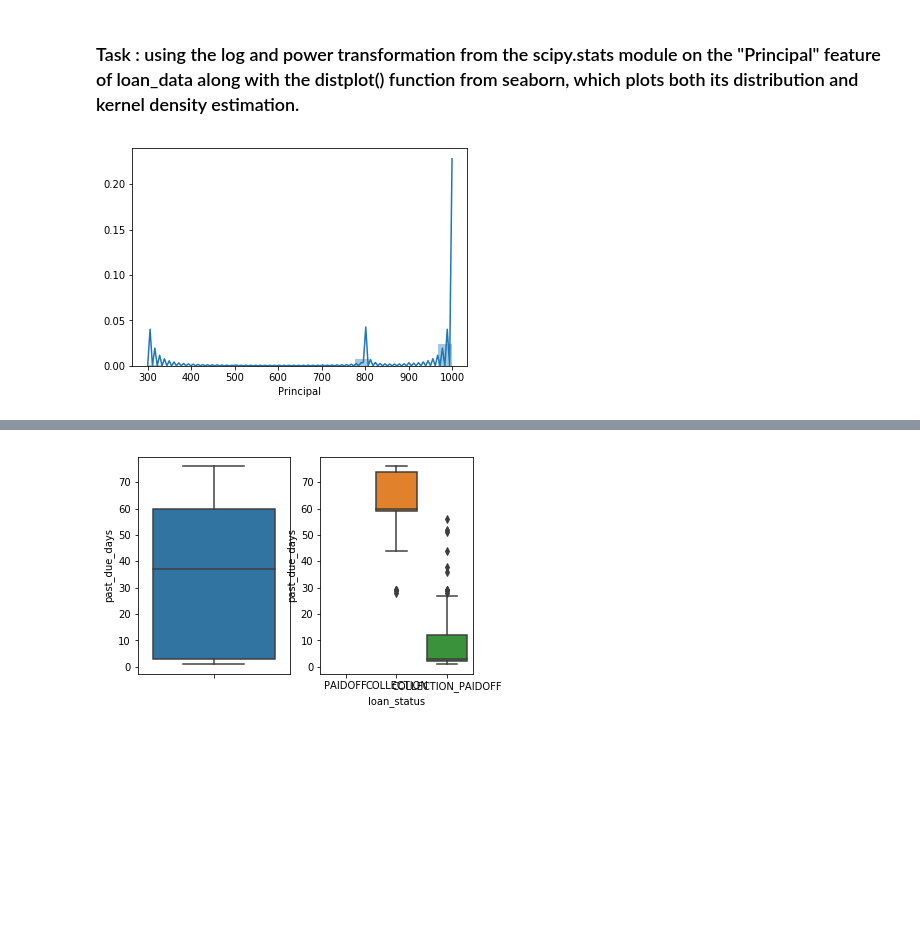
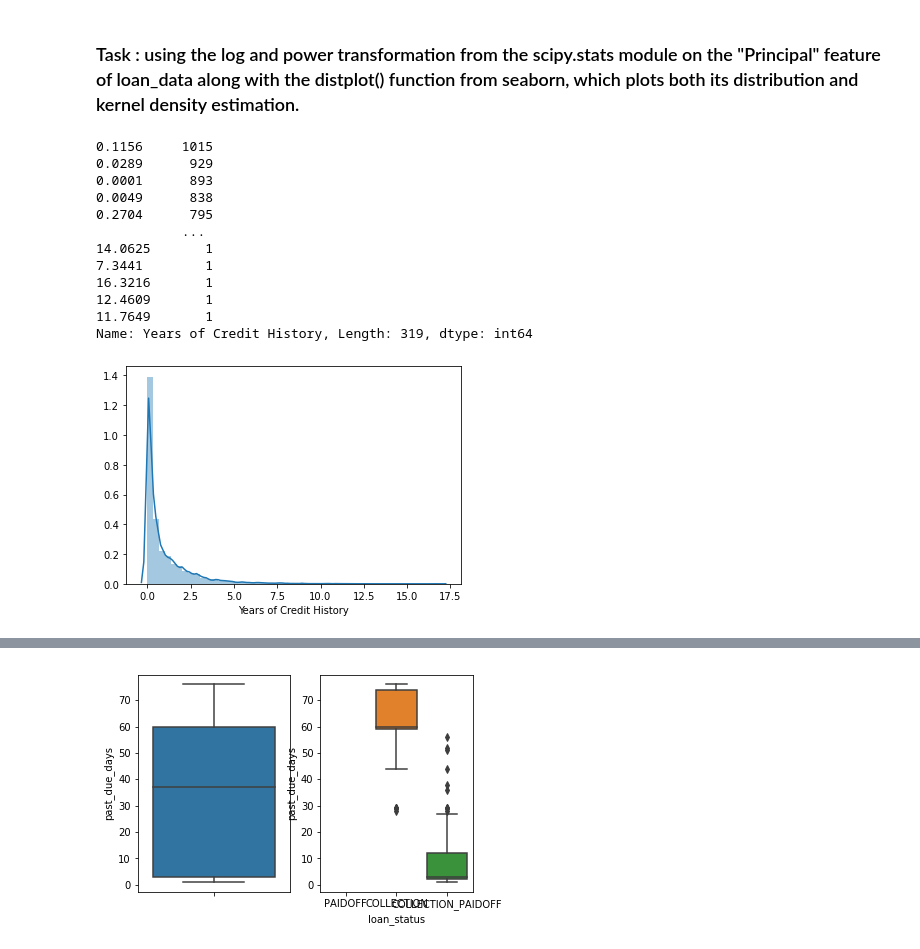
Before and after one commit to naikshubham/Machine-Learning-Interview-Questions-in-Python, a Jupyter notebook: Train Vs Test distribution & transformation.ipynb, the cells around one changed output, grey strips where cells are left out. Cells and saved outputs as stored; diff of their text form; code cells hidden in the pictures; blank space fills up the shorter version.

```diff
--- a/Train Vs Test distribution & transformation.ipynb
+++ b/Train Vs Test distribution & transformation.ipynb
@@ -7,6 +7,7 @@ import matplotlib.pyplot as plt
 from sklearn.model_selection import train_test_split
 from sklearn.preprocessing import StandardScaler
 # %%
-loan_data = pd.read_csv('data/Loan payments data.csv', na_values='n/a')
+loan_data = pd.read_csv('data/LoanTrainingSetScaledAndOHE.csv', na_values='n/a')
+loan_data_2 = pd.read_csv('data/Loan payments data.csv', na_values='n/a')
 loan_data.head()
 # %% [output]
@@ -51,11 +61,23 @@ plt.show()
 ### Task : using the log and power transformation from the scipy.stats module on the "Principal" feature of loan_data along with the distplot() function from seaborn, which plots both its distribution and kernel density estimation.
 # %%
 # Subset loan_data
-cr_yrs = loan_data['Principal']
-
+cr_yrs = loan_data['Years of Credit History'].apply(lambda x:x**2)
+print(cr_yrs.value_counts())
 # Histogram and kernel density estimate
 plt.figure()
 sns.distplot(cr_yrs,kde=True)
 plt.show()
 # %% [output]
+0.1156     1015
+0.0289      929
+0.0001      893
+0.0049      838
+0.2704      795
+           ...
+14.0625       1
+7.3441        1
+16.3216       1
+12.4609       1
+11.7649       1
+Name: Years of Credit History, Length: 319, dtype: int64
-[figure, old version]
+[figure, new version]
```
Also changed, not shown: parts of 10 cells of this notebook.
